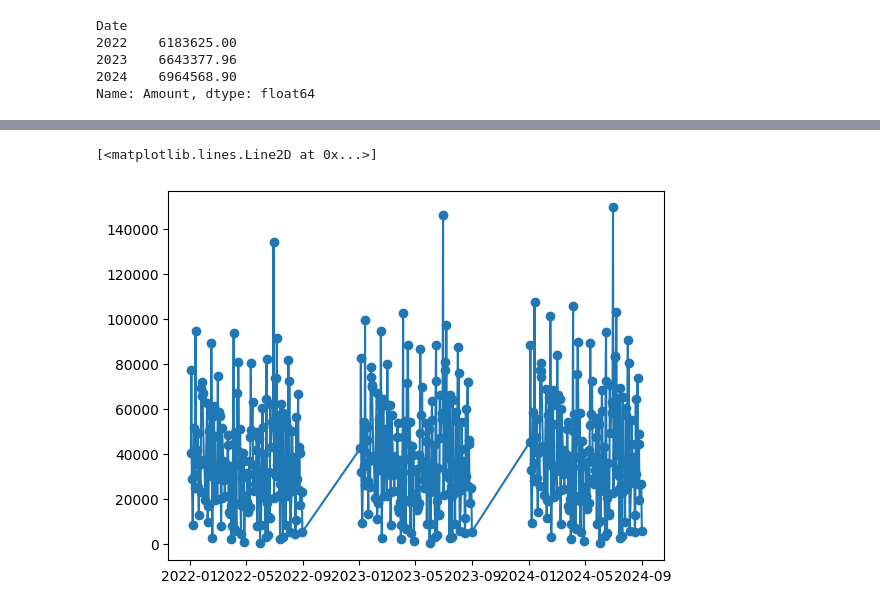
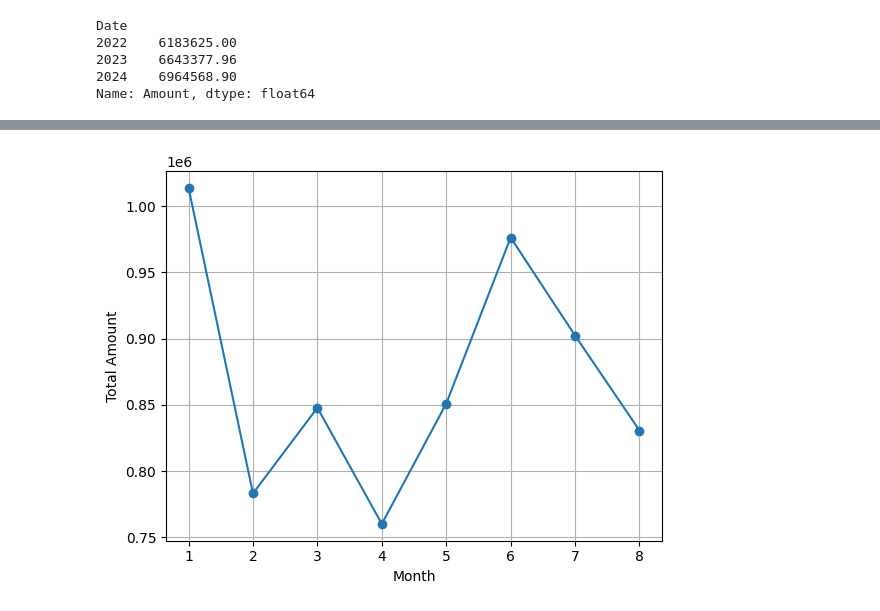
Before and after one commit to Jaimepelembe/Data_analyst_bootcamp_from_basics_to_advanced, a Jupyter notebook: S4_Data_Analysis/ExercisesMatplotlibVisualization.ipynb, the cells around one changed output, grey strips where cells are left out. Drawn from its saved outputs; the diff is of its cells as text; code cells hidden in the pictures.

```diff
--- a/S4_Data_Analysis/ExercisesMatplotlibVisualization.ipynb
+++ b/S4_Data_Analysis/ExercisesMatplotlibVisualization.ipynb
@@ -336,5 +347,5 @@ NameError: name 'groupByYearTotalAmount' is not defined
 # %%
-#Mostrar a evolucao das vendas no ano de 2024 num histograma, agrupando pelos meses do ano
-
-groupByYear2024=chocolateDataset.groupby(chocolateDataset["Date"].dt.year==2024 & chocolateDataset["Date"].dt.month)
+groupByYear2024=chocolateDataset[chocolateDataset["Date"].dt.year==2024]
 groupByYear2024
+groupByMonths=groupByYear2024.groupby(groupByYear2024["Date"].dt.month)["Amount"].sum()# .reset_index()
+groupByMonths
@@ -356,7 +363,10 @@ Name: Amount, dtype: float64
 # %%
 
-
-plt.plot(histogramDatesSales.index, histogramDatesSales.values, marker="o")
+# Create a line plot
+plt.plot(groupByMonths.index, groupByMonths.values, marker="o")
+plt.xlabel("Month")
+plt.ylabel("Total Amount")
+plt.grid()
+plt.show()
 # %% [output]
-[<matplotlib.lines.Line2D at 0x...>]
-[figure, old version]
+[figure, new version]
```
Also changed, not shown: parts of 14 cells of this notebook, 2 other files.
